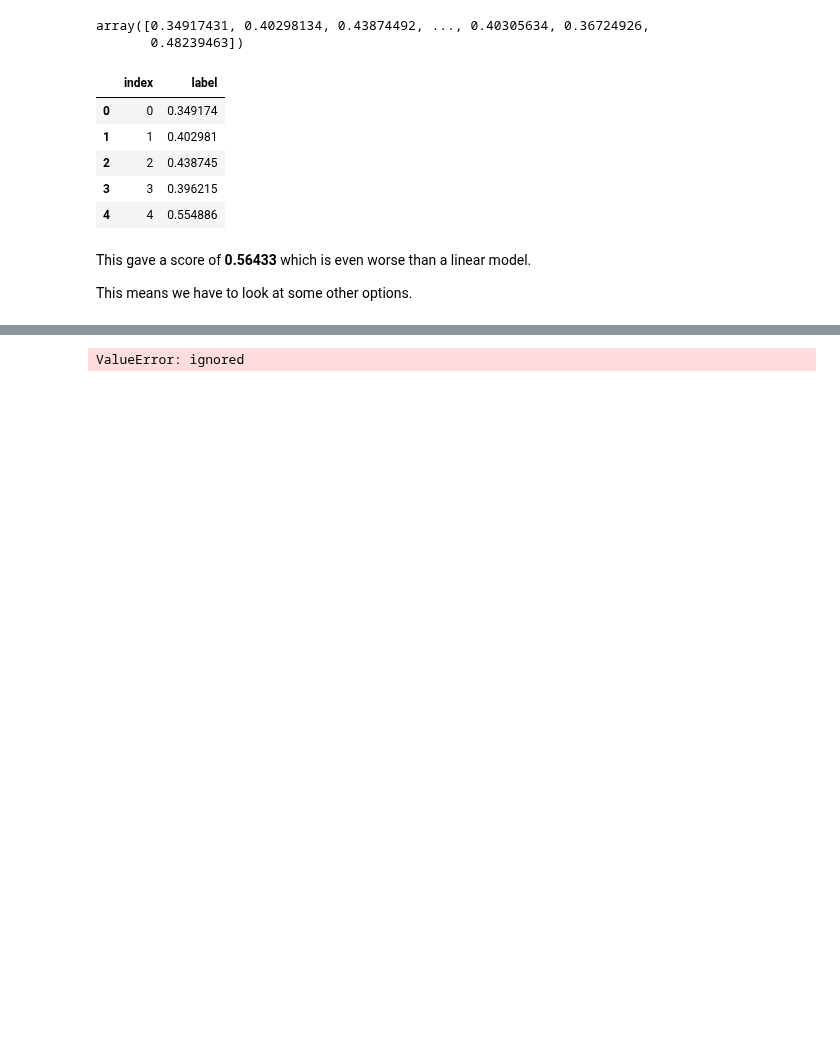
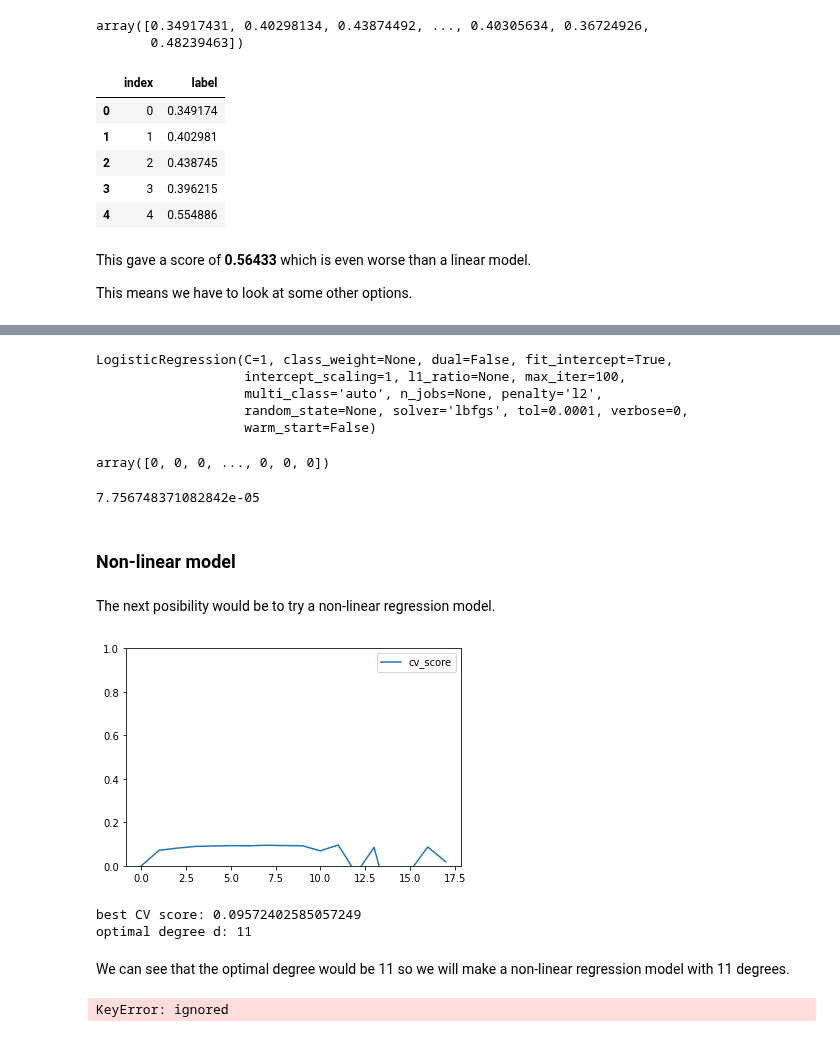
Before and after one commit to JanaDeCoster/Machine_Learning_course_UGent_D012554_kaggle, a Jupyter notebook: Kaggle_eye_blinking_prediciton.ipynb, the cells around one changed output, grey strips where cells are left out. Cells and saved outputs as stored; diff of their text form; code cells hidden in the pictures; blank space fills up the shorter version.

```diff
--- a/Kaggle_eye_blinking_prediciton.ipynb
+++ b/Kaggle_eye_blinking_prediciton.ipynb
@@ -327,5 +335,5 @@ This  means we have to look at some other options.
 # %%
-model = LogisticRegression(C = 100)
-scores = cross_val_score(model, X, y, cv = 10)
-print(print(np.mean(scores)))
+model = LogisticRegression(C=1)
+scores = cross_val_score(model, X, y, cv = 20).mean()
+print(scores)
 # %% [output]
@@ -349,8 +340,0 @@ print(score_auc)
-# %%
-model = LogisticRegression(C=10)
-model.fit(X, y)
-
-cv_predictions = cross_val_predict(model,X_test,y_test,cv=5)
-print(cv_predictions)
-# %% [output]
-ValueError: ignored
@@ -376,0 +341,56 @@ print(cv_predictions)
+# %%
+model.fit(X, y)
+# %% [output]
+LogisticRegression(C=1, class_weight=None, dual=False, fit_intercept=True,
+                   intercept_scaling=1, l1_ratio=None, max_iter=100,
+                   multi_class='auto', n_jobs=None, penalty='l2',
+                   random_state=None, solver='lbfgs', tol=0.0001, verbose=0,
+                   warm_start=False)
+# %%
+predictions = model.predict(X_test)
+predictions
+# %% [output]
+array([0, 0, 0, ..., 0, 0, 0])
+# %%
+score_acc = metrics.accuracy_score(y_test, predictions)
+score_acc
+# %% [output]
+7.756748371082842e-05
+# %% [markdown]
+### Non-linear model
+# %% [markdown]
+The next posibility would be to try a non-linear regression model.
+# %%
+feature_scaler = MinMaxScaler()
+model = LinearRegression()
+
+scores = []
+scores.append(0)
+
+cv_predictions = cross_val_predict(model, X, y, cv=5) # (d=1)
+scores.append(metrics.r2_score(y,cv_predictions))
+for degree in range(2,18,1):
+    X['AF3^'+str(degree)] = X['AF3']**degree
+    X['AF3^'+str(degree)] = feature_scaler.fit_transform(X[ ['AF3^'+str(degree)]])
+    cv_predictions = cross_val_predict(model, X, y, cv=5) # (d=1)
+    scores.append(metrics.r2_score(y,cv_predictions))
+
+tmp = pd.DataFrame(scores,columns=['cv_score'])
+tmp.plot(ylim=(0,1))
+plt.show()
+print("best CV score: {}".format(max(scores)))
+print("optimal degree d: {}".format(np.argmax(scores)))
+# %% [output]
+[figure, added]
+best CV score: 0.09572402585057249
+optimal degree d: 11
+# %% [markdown]
+We can see that the optimal degree would be 11 so we will make a non-linear regression model with 11 degrees.
+# %%
+np.random.seed(1234)
+
+trainset_stand['folds'] = np.random.randint(5,size=len(trainset_stand))
+
+sns.lmplot(x="AF3", y='label', col="folds", data=trainset_stand, fit_reg=False, height=7, scatter_kws={"s": 80})
+# %% [output]
+KeyError: ignored
```
Also changed, not shown: parts of 14 cells of this notebook.
